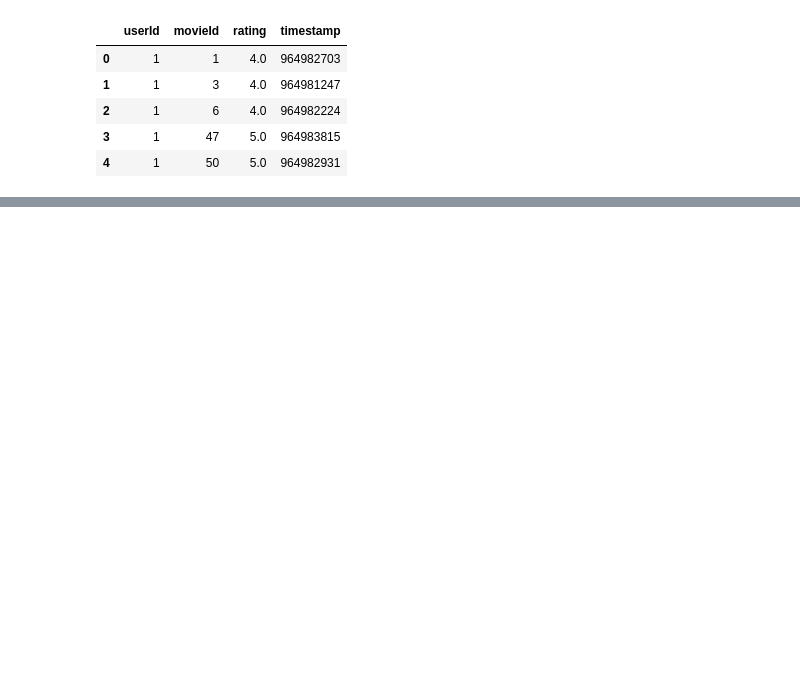
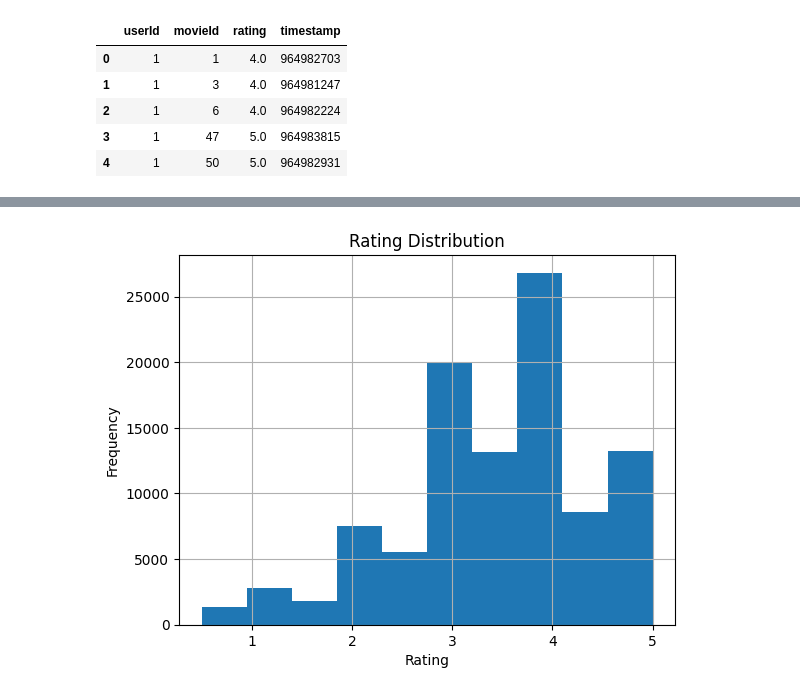
Before and after one commit to albertoah9/Movie-Recommender-AI, a Jupyter notebook: notebooks/01_exploratory_data_analysis.ipynb, the cells around one changed output, grey strips where cells are left out. Cells and saved outputs as stored; diff of their text form; code cells hidden in the pictures; blank space fills up the shorter version.

```diff
--- a/notebooks/01_exploratory_data_analysis.ipynb
+++ b/notebooks/01_exploratory_data_analysis.ipynb
@@ -178,5 +171,5 @@ plt.show()
 # %%
-ratings = pd.read_csv("../data/ratings.csv")
+ratings = pd.read_csv("../data/raw/ratings.csv")
 ratings.head()
 # %% [output]
 |  | userId | movieId | rating | timestamp |
@@ -187,0 +258,9 @@ ratings.head()
+# %%
+ratings["rating"].hist(bins=10)
+
+plt.title("Rating Distribution")
+plt.xlabel("Rating")
+plt.ylabel("Frequency")
+plt.show()
+# %% [output]
+[figure, added]
```
Also changed, not shown: parts of 28 cells of this notebook, 6 other files.
